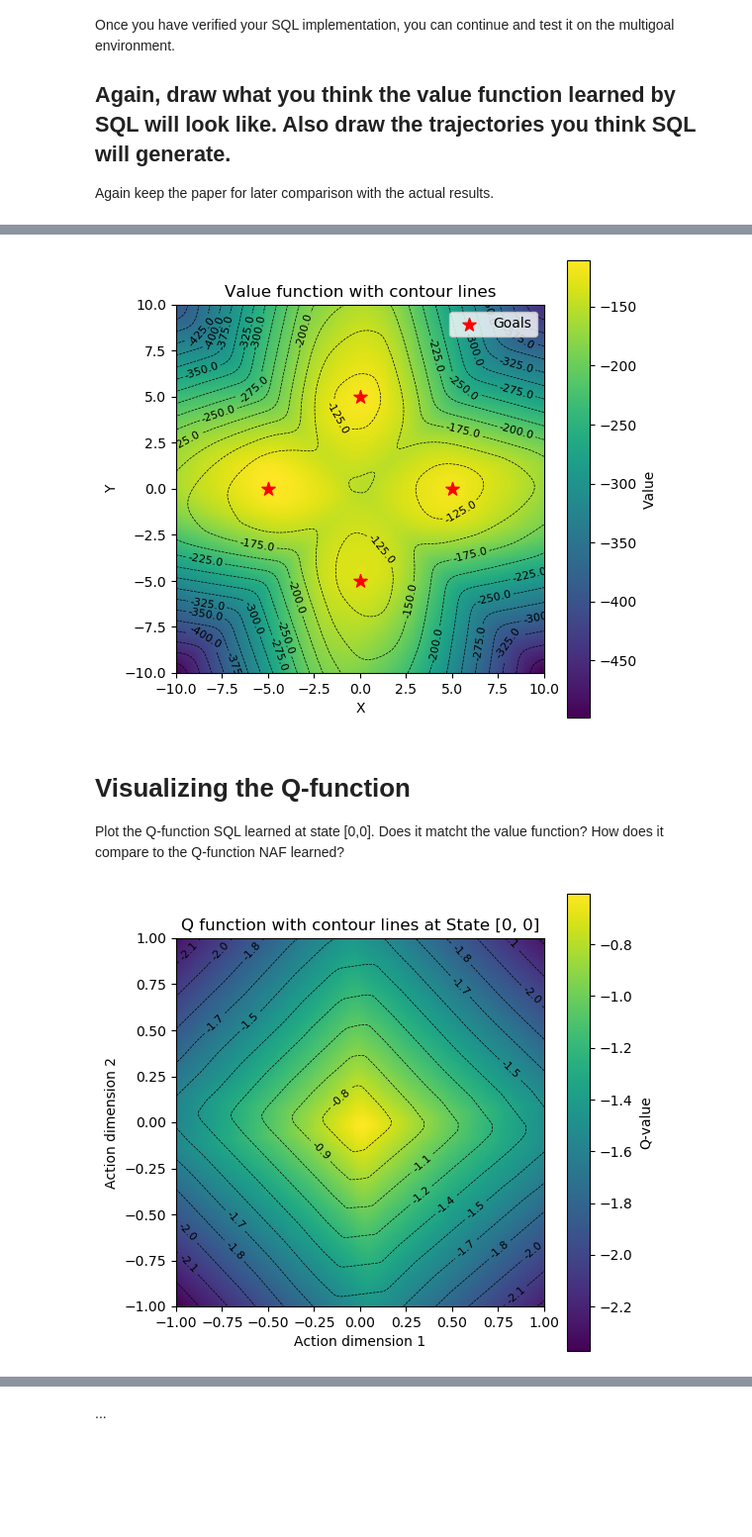
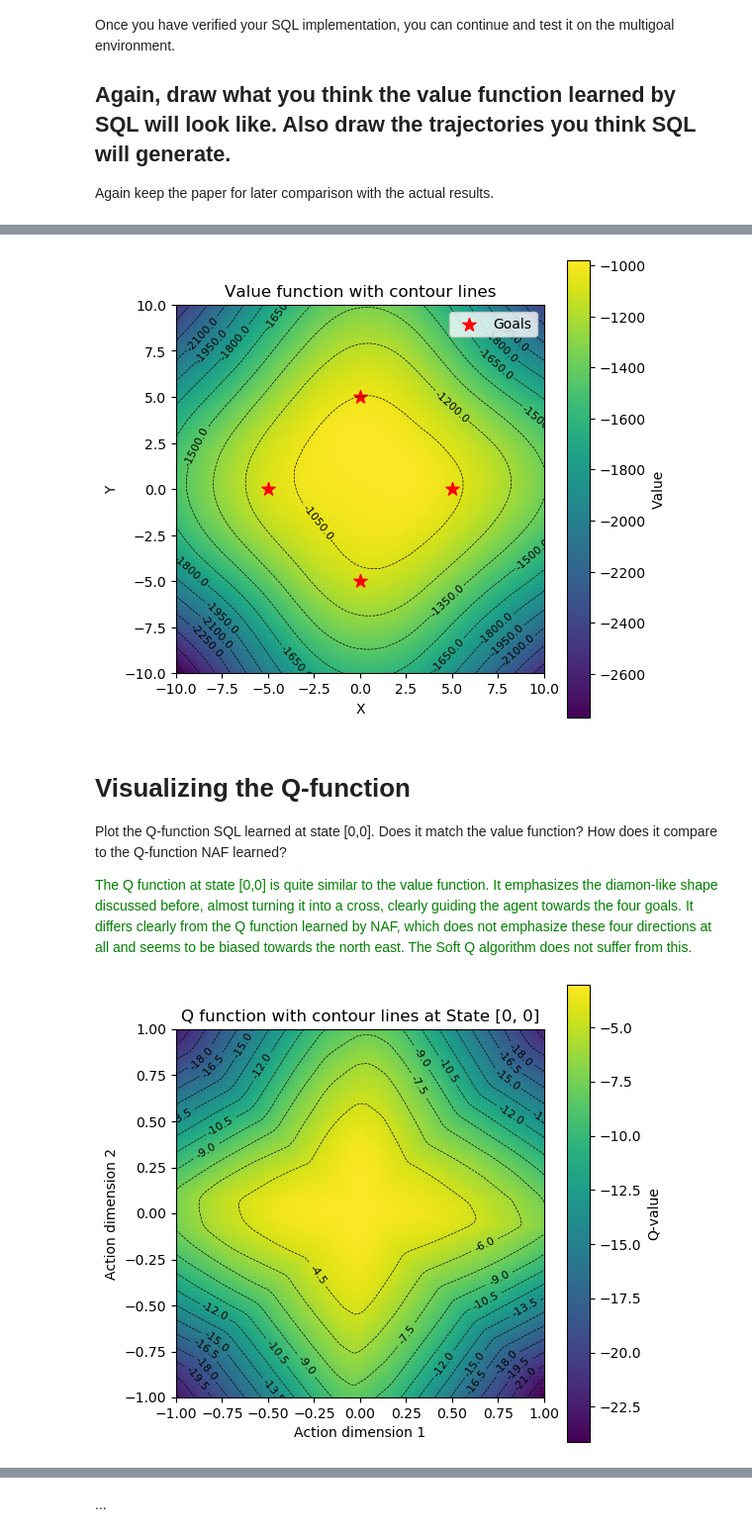
Before and after one commit to wmeijer221/wasp_rl_lab, a Jupyter notebook: Lab_programming.ipynb, the cells around one changed output, grey strips where cells are left out. Shown at 99% size. Drawn from its saved outputs; the diff is of its cells as text; code cells hidden in the pictures; blank space fills up the shorter version.

Commit message:
finished soft q

```diff
--- a/Lab_programming.ipynb
+++ b/Lab_programming.ipynb
@@ -872,6 +843,6 @@ Once you have verified your SQL implementation, you can continue and test it on
 Again keep the paper for later comparison with the actual results.
 # %%
 multigoal_env = MultiGoalEnv()
-sql_agent_multigoal = sql_algo(multigoal_env, n_particles=128, train_episodes=15, batch_size=32)
+sql_agent_multigoal = sql_algo(multigoal_env, n_particles=128, batch_size=32, train_episodes=125)
 # %% [output]
 Presampling done
@@ -900,82 +872,89 @@ As before, **visualze the learned value function of the SQL agent**. How does it
 # %%
 # YOUR CODE HERE
-def plot_value_sql(agent, env, grid_size = 200, action_granularity: int = 10):
+def plot_value_sql(agent, env, grid_size=100, action_steps: int = 10):
     # Grid boundaries
     x_min, x_max = env.xlim
     y_min, y_max = env.ylim
     x_vals = np.linspace(x_min, x_max, grid_size)
     y_vals = np.linspace(y_min, y_max, grid_size)
 
-    actions_x_vals = np.linspace(-env.vel_bound, env.vel_bound, action_granularity)
-    actions_y_vals = np.linspace(-env.vel_bound, env.vel_bound, action_granularity)
+    # Action boundaries
+    action_min = -env.vel_bound
+    action_max = env.vel_bound
+    actions_vals = np.linspace(action_min, action_max, action_steps)
 
     # Initialize and update the value map
     value_map = np.zeros((grid_size, grid_size))
-    for i, x in enumerate(x_vals):
-        for j, y in enumerate(y_vals):
-            state = torch.tensor([[x, y]], dtype=torch.float32).to(DEVICE)
-            for xa in actions_x_vals:
-                for ya in actions_y_vals:
-                    # Obtain and store the value
-                    action = torch.tensor([[xa, ya]], dtype=torch.float32).to(DEVICE)
-                    with torch.no_grad():
-                        V = agent.q_net(torch.cat((state, action), dim=1))
-                    value_map[i, j] += V.item()
+    for (i, x), (j, y) in product(enumerate(x_vals), enumerate(y_vals)):
+        state = torch.tensor([[x, y]], dtype=torch.float32).to(DEVICE)
+        for xa, ya in product(actions_vals, actions_vals):
+            # Obtain and store the value
+            action = torch.tensor([[xa, ya]], dtype=torch.float32).to(DEVICE)
+            with torch.no_grad():
+                V = agent.q_net(torch.cat((state, action), dim=1))
+            value_map[i, j] += V.item()
 
     # Plot value map (with contour lines)
-    plt.figure(figsize = (6, 6))
-    heatmap = plt.imshow(value_map, extent = (x_min, x_max, y_min, y_max), origin = 'lower', cmap = 'viridis')
-    contours = plt.contour(x_vals, y_vals, value_map.T, levels = 16, linewidths = 0.5, colors = 'black')
-    plt.clabel(contours, inline = True, fontsize = 8, fmt = '%1.1f')  # Label contour lines
-    plt.colorbar(heatmap, label = "Value")
-    plt.scatter(env.goal_positions[:, 0], env.goal_positions[:, 1], c = 'red', marker = "*", s = 100, label="Goals")
+    plt.figure(figsize=(6, 6))
+    heatmap = plt.imshow(value_map, extent=(
+        x_min, x_max, y_min, y_max), origin='lower', cmap='viridis')
+    contours = plt.contour(x_vals, y_vals, value_map.T,
+                           levels=16, linewidths=0.5, colors='black')
+    plt.clabel(contours, inline=True, fontsize=8,
+               fmt='%1.1f')  # Label contour lines
+    plt.colorbar(heatmap, label="Value")
+    plt.scatter(env.goal_positions[:, 0], env.goal_positions[:,
+                1], c='red', marker="*", s=100, label="Goals")
     plt.xlabel("X")
     plt.ylabel("Y")
     plt.title("Value function with contour lines")
     plt.legend()
     plt.show()
 
+
 plot_value_sql(sql_agent_multigoal, multigoal_env)
 # %% [output]
-[figure, old version]
+[figure, new version]
 # %% [markdown]
 # Visualizing the Q-function
-Plot the Q-function SQL learned at state [0,0]. Does it matcht the value function? How does it compare to the Q-function NAF learned?
+Plot the Q-function SQL learned at state [0,0]. Does it match the value function? How does it compare to the Q-function NAF learned?
+
+<span style="color:green">
+The Q function at state [0,0] is quite similar to the value function. It emphasizes the diamon-like shape discussed before, almost turning it into a cross, clearly guiding the agent towards the four goals. It differs clearly from the Q function learned by NAF, which does not emphasize these four directions at all and seems to be biased towards the north east. The Soft Q algorithm does not suffer from this.
+</span>
 # %%
-from itertools import product
-
 # YOUR CODE HERE
-def plot_q(agent, env, center_state=[0, 0], action_granularity: int = 200):
+def plot_q(agent, env, center_state=[0, 0], action_steps: int = 100):
     # Grid boundaries
     action_min = -env.vel_bound
     action_max = env.vel_bound
-
-    actions_vals = np.linspace(action_min, action_max, action_granularity)
+    actions_vals = np.linspace(action_min, action_max, action_steps)
 
     # Initialize and update the value map
-    q_map = np.zeros((action_granularity, action_granularity))
+    q_map = np.zeros((action_steps, action_steps))
     state = torch.tensor([center_state], dtype=torch.float32).to(DEVICE)
     for (i, xa), (j,ya) in product(enumerate(actions_vals),enumerate(actions_vals)):
         # Obtain and store the value
         action = torch.tensor([[xa, ya]], dtype=torch.float32).to(DEVICE)
         with torch.no_grad():
             q = agent.q_net(torch.cat((state, action), dim=1))
         q_map[i, j] = q.item()
 
+
     # Plot Q map (with contour lines)
     plt.figure(figsize = (6, 6))
     heatmap = plt.imshow(q_map, extent = (action_min, action_max, action_min, action_max), origin = 'lower', cmap = 'viridis')
-    contours = plt.contour(actions_vals, actions_vals, q_map.T, levels = 16, linewidths = 0.5, colors = 'black')
+    contours = plt.contour(actions_vals, actions_vals, q_map, levels = 16, linewidths = 0.5, colors = 'black')
     plt.clabel(contours, inline = True, fontsize = 8, fmt = '%1.1f')
     plt.colorbar(heatmap, label = "Q-value")
     plt.xlabel("Action dimension 1")
     plt.ylabel("Action dimension 2")
     plt.title(f"Q function with contour lines at State {center_state}")
     plt.show()
 
 plot_q(sql_agent_multigoal, multigoal_env)
 # %% [output]
-[figure, old version]
+[figure, new version]
 # %% [markdown]
 # Visualizing the policy
 Now, lets also try to **visualize the policy network at interesting points in the environment**. These points coulde be $(0, 0), (\pm 2, 0),$ or $(\pm2.5, \pm2.5)$. Construct the observation manually, feed it into the policy network and visualize the particles. Bonus points if you run KDE on the generated particles ;)
```
Also changed, not shown: parts of 11 cells of this notebook.
